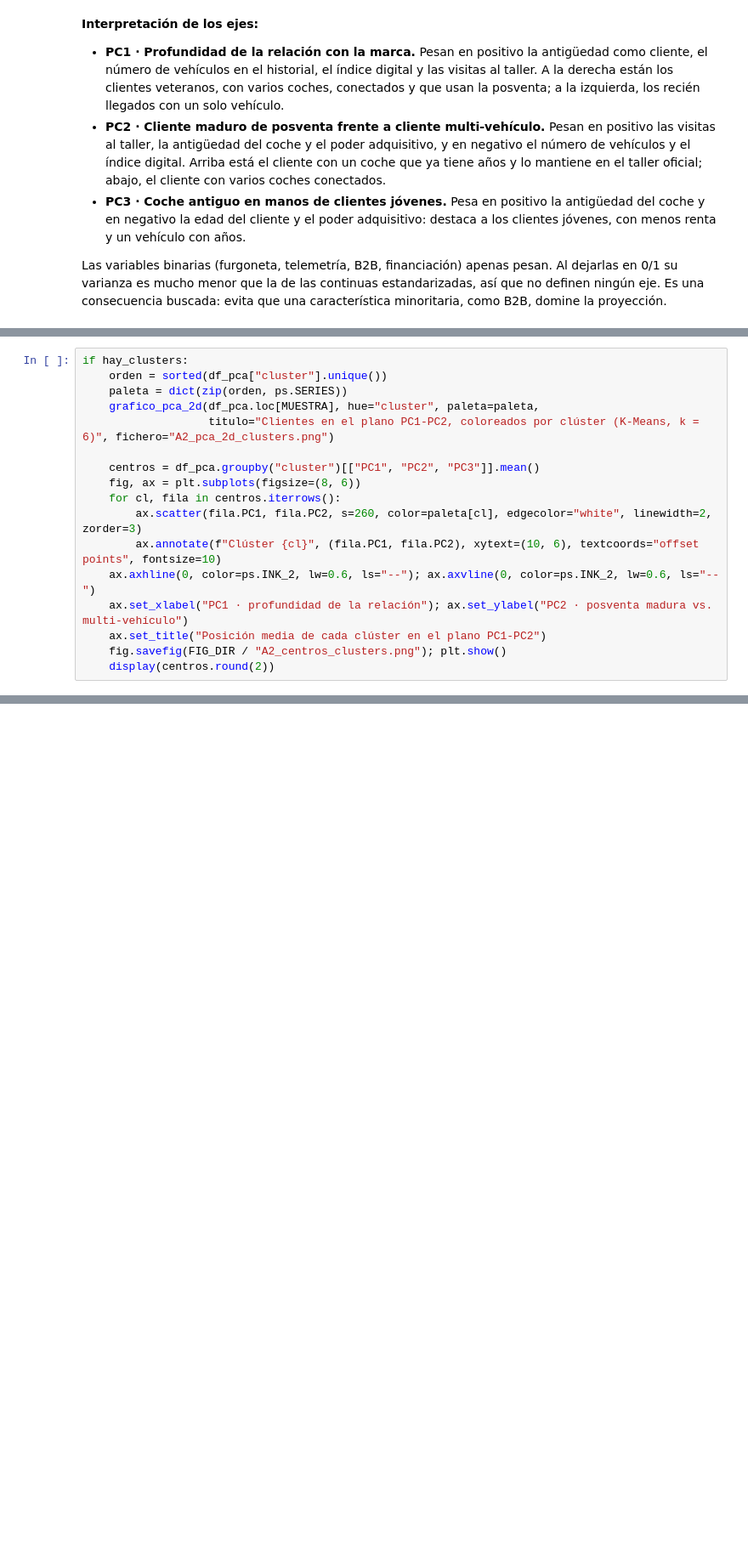
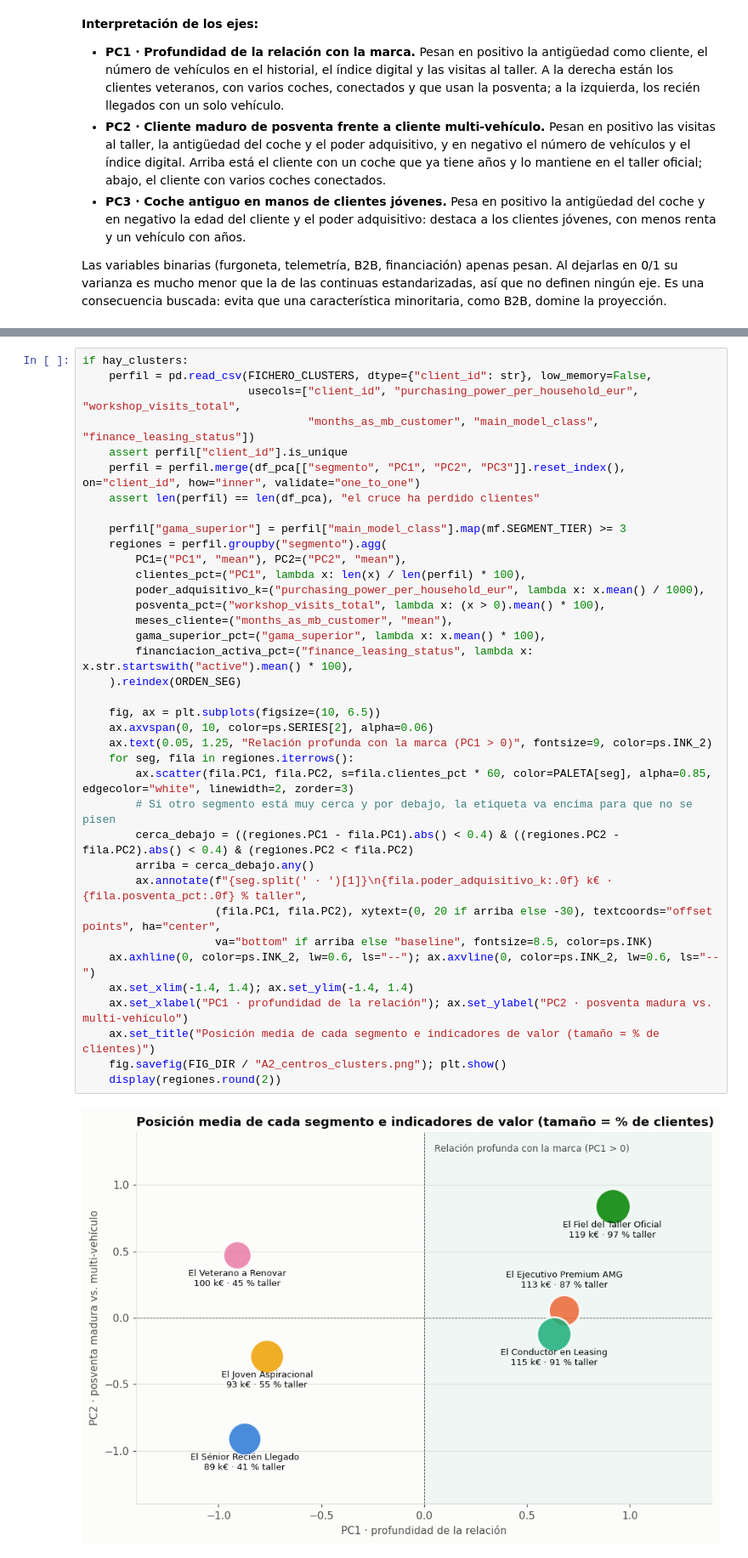
Before and after one commit to javierromeo1612/Malackathon, a Jupyter notebook: notebooks/avanzado_2_pca.ipynb, the cells around one changed output, grey strips where cells are left out. Shown at 85% size. Saved outputs shown, nothing was run; the diff lists cells and outputs as text; blank space fills up the shorter version.

```diff
--- a/notebooks/avanzado_2_pca.ipynb
+++ b/notebooks/avanzado_2_pca.ipynb
@@ -422,17 +464,0 @@ Clientes con clúster asignado: 100.0%
-# %%
-if hay_clusters:
-    orden = sorted(df_pca["cluster"].unique())
-    paleta = dict(zip(orden, ps.SERIES))
-    grafico_pca_2d(df_pca.loc[MUESTRA], hue="cluster", paleta=paleta,
-                   titulo="Clientes en el plano PC1-PC2, coloreados por clúster (K-Means, k = 6)", fichero="A2_pca_2d_clusters.png")
-
-    centros = df_pca.groupby("cluster")[["PC1", "PC2", "PC3"]].mean()
-    fig, ax = plt.subplots(figsize=(8, 6))
-    for cl, fila in centros.iterrows():
-        ax.scatter(fila.PC1, fila.PC2, s=260, color=paleta[cl], edgecolor="white", linewidth=2, zorder=3)
-        ax.annotate(f"Clúster {cl}", (fila.PC1, fila.PC2), xytext=(10, 6), textcoords="offset points", fontsize=10)
-    ax.axhline(0, color=ps.INK_2, lw=0.6, ls="--"); ax.axvline(0, color=ps.INK_2, lw=0.6, ls="--")
-    ax.set_xlabel("PC1 · profundidad de la relación"); ax.set_ylabel("PC2 · posventa madura vs. multi-vehículo")
-    ax.set_title("Posición media de cada clúster en el plano PC1-PC2")
-    fig.savefig(FIG_DIR / "A2_centros_clusters.png"); plt.show()
-    display(centros.round(2))
@@ -449,0 +471,39 @@ if hay_clusters:
+# %%
+if hay_clusters:
+    perfil = pd.read_csv(FICHERO_CLUSTERS, dtype={"client_id": str}, low_memory=False,
+                         usecols=["client_id", "purchasing_power_per_household_eur", "workshop_visits_total",
+                                  "months_as_mb_customer", "main_model_class", "finance_leasing_status"])
+    assert perfil["client_id"].is_unique
+    perfil = perfil.merge(df_pca[["segmento", "PC1", "PC2", "PC3"]].reset_index(), on="client_id", how="inner", validate="one_to_one")
+    assert len(perfil) == len(df_pca), "el cruce ha perdido clientes"
+
+    perfil["gama_superior"] = perfil["main_model_class"].map(mf.SEGMENT_TIER) >= 3
+    regiones = perfil.groupby("segmento").agg(
+        PC1=("PC1", "mean"), PC2=("PC2", "mean"),
+        clientes_pct=("PC1", lambda x: len(x) / len(perfil) * 100),
+        poder_adquisitivo_k=("purchasing_power_per_household_eur", lambda x: x.mean() / 1000),
+        posventa_pct=("workshop_visits_total", lambda x: (x > 0).mean() * 100),
+        meses_cliente=("months_as_mb_customer", "mean"),
+        gama_superior_pct=("gama_superior", lambda x: x.mean() * 100),
+        financiacion_activa_pct=("finance_leasing_status", lambda x: x.str.startswith("active").mean() * 100),
+    ).reindex(ORDEN_SEG)
+
+    fig, ax = plt.subplots(figsize=(10, 6.5))
+    ax.axvspan(0, 10, color=ps.SERIES[2], alpha=0.06)
+    ax.text(0.05, 1.25, "Relación profunda con la marca (PC1 > 0)", fontsize=9, color=ps.INK_2)
+    for seg, fila in regiones.iterrows():
+        ax.scatter(fila.PC1, fila.PC2, s=fila.clientes_pct * 60, color=PALETA[seg], alpha=0.85, edgecolor="white", linewidth=2, zorder=3)
+        # Si otro segmento está muy cerca y por debajo, la etiqueta va encima para que no se pisen
+        cerca_debajo = ((regiones.PC1 - fila.PC1).abs() < 0.4) & ((regiones.PC2 - fila.PC2).abs() < 0.4) & (regiones.PC2 < fila.PC2)
+        arriba = cerca_debajo.any()
+        ax.annotate(f"{seg.split(' · ')[1]}\n{fila.poder_adquisitivo_k:.0f} k€ · {fila.posventa_pct:.0f} % taller",
+                    (fila.PC1, fila.PC2), xytext=(0, 20 if arriba else -30), textcoords="offset points", ha="center",
+                    va="bottom" if arriba else "baseline", fontsize=8.5, color=ps.INK)
+    ax.axhline(0, color=ps.INK_2, lw=0.6, ls="--"); ax.axvline(0, color=ps.INK_2, lw=0.6, ls="--")
+    ax.set_xlim(-1.4, 1.4); ax.set_ylim(-1.4, 1.4)
+    ax.set_xlabel("PC1 · profundidad de la relación"); ax.set_ylabel("PC2 · posventa madura vs. multi-vehículo")
+    ax.set_title("Posición media de cada segmento e indicadores de valor (tamaño = % de clientes)")
+    fig.savefig(FIG_DIR / "A2_centros_clusters.png"); plt.show()
+    display(regiones.round(2))
+# %% [output]
+[figure, added]
```
Also changed, not shown: parts of 20 cells of this notebook, 18 other files.
